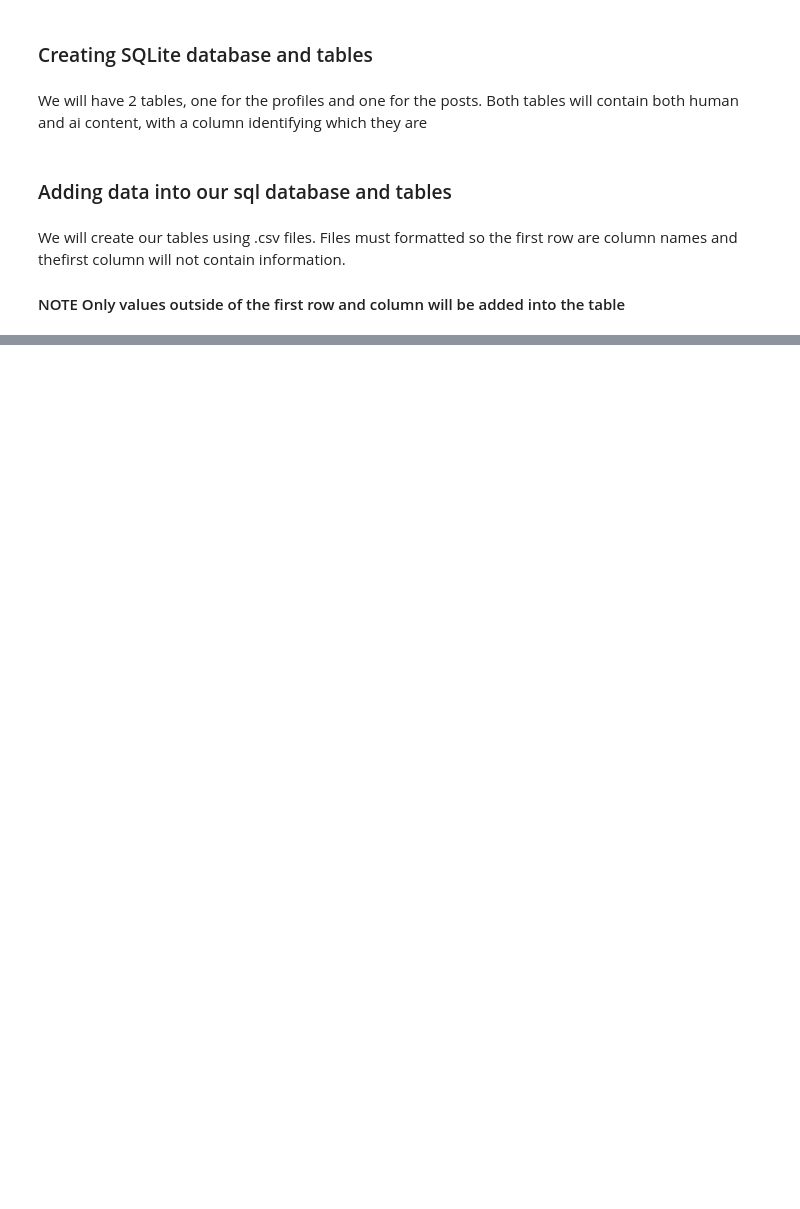
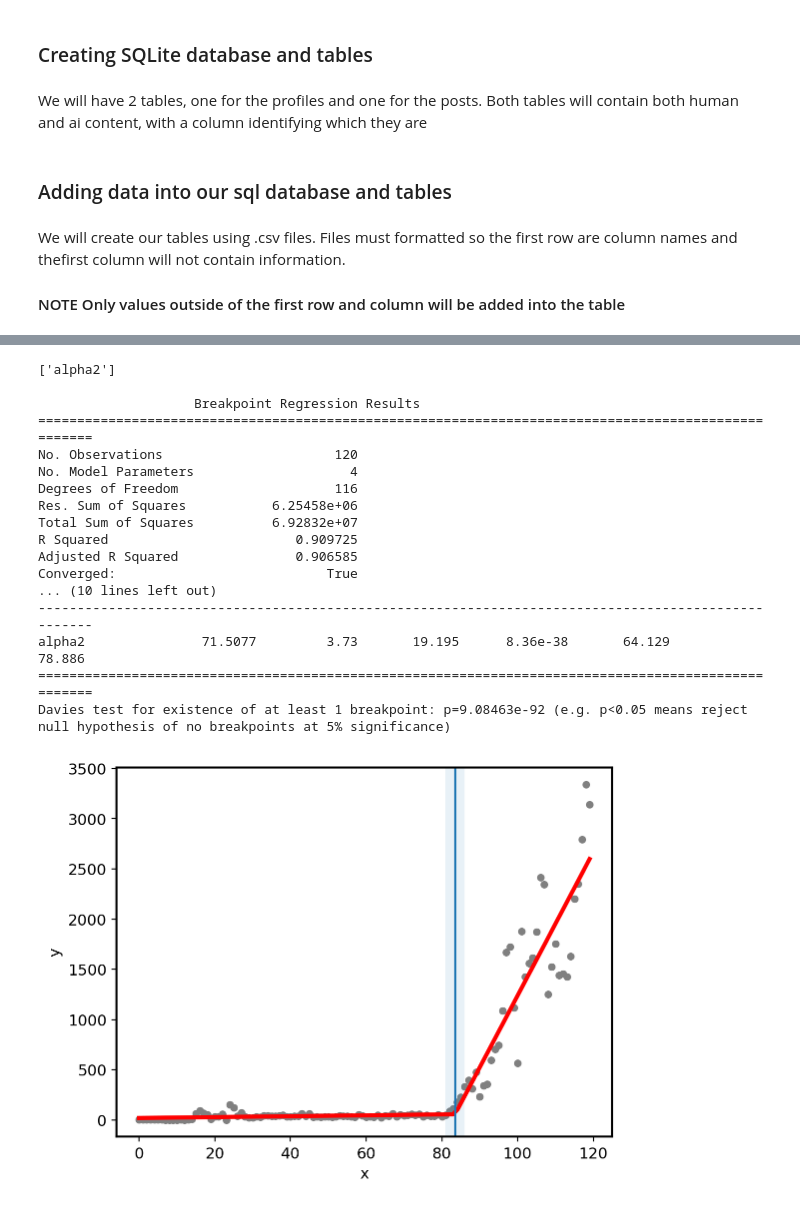
Before and after one commit to sidvenkatayogi/APResearch_Instagram, a Jupyter notebook: method.ipynb, the cells around one changed output, grey strips where cells are left out. Drawn from its saved outputs; the diff is of its cells as text; code cells hidden in the pictures; blank space fills up the shorter version.

```diff
--- a/method.ipynb
+++ b/method.ipynb
@@ -119,0 +235,34 @@ add_to_tables("AIA.csv", False) # add AI profiles and posts into tables
+# %%
+#%pip install piecewise-regression
+import piecewise_regression
+pw_fit = piecewise_regression.Fit(np.array(f.index), np.array(f['ER']), n_breakpoints=1)
+pw_fit.summary()
+# Plot the data, fit, breakpoints and confidence intervals
+pw_fit.plot_data(color="grey", s=20)
+# Pass in standard matplotlib keywords to control any of the plots
+pw_fit.plot_fit(color="red", linewidth=3)
+pw_fit.plot_breakpoints()
+pw_fit.plot_breakpoint_confidence_intervals()
+plt.xlabel("x")
+plt.ylabel("y")
+plt.show()
+plt.close()
+# %% [output]
+['alpha2']
+
+                    Breakpoint Regression Results
+====================================================================================================
+No. Observations                      120
+No. Model Parameters                    4
+Degrees of Freedom                    116
+Res. Sum of Squares           6.25458e+06
+Total Sum of Squares          6.92832e+07
+R Squared                        0.909725
+Adjusted R Squared               0.906585
+Converged:                           True
+... (10 lines left out)
+----------------------------------------------------------------------------------------------------
+alpha2               71.5077         3.73       19.195      8.36e-38       64.129       78.886
+====================================================================================================
+Davies test for existence of at least 1 breakpoint: p=9.08463e-92 (e.g. p<0.05 means reject null hypothesis of no breakpoints at 5% significance)
+[figure, added]
```
Also changed, not shown: parts of 52 cells of this notebook, 3 other files.
